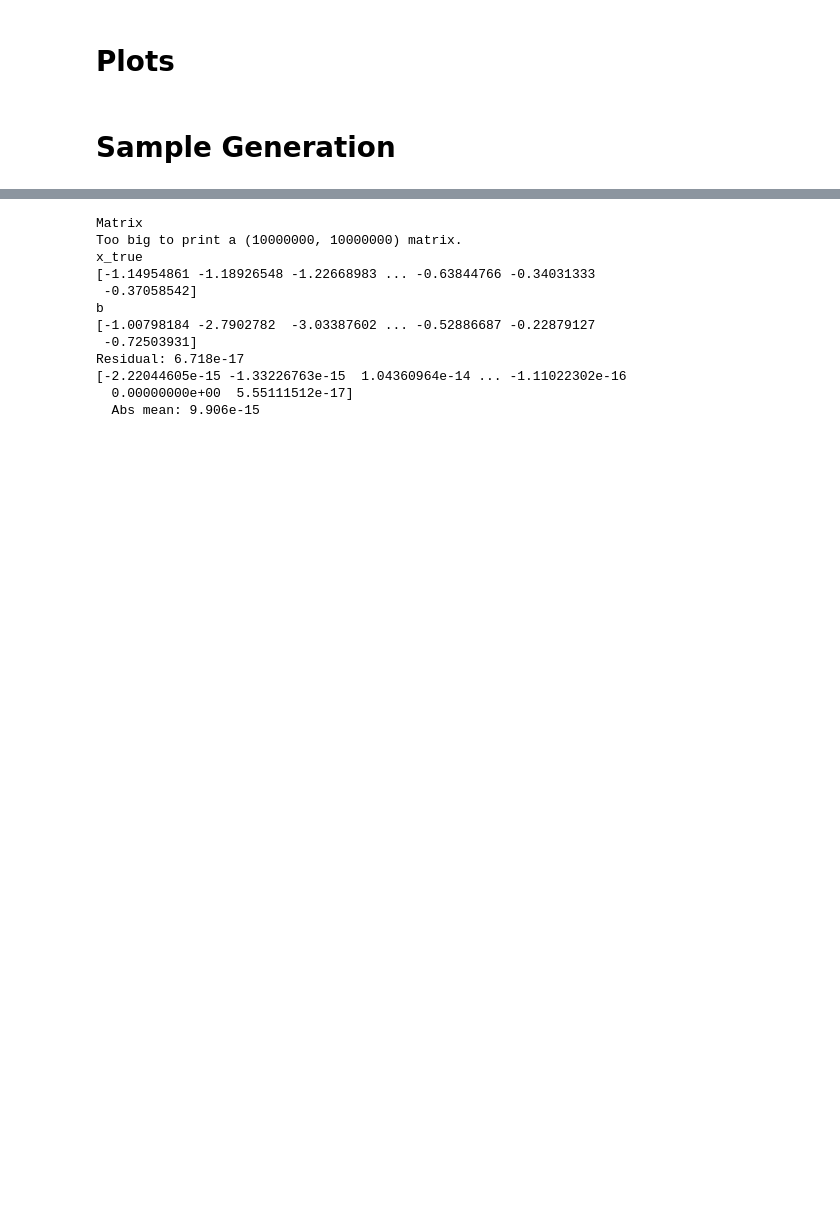
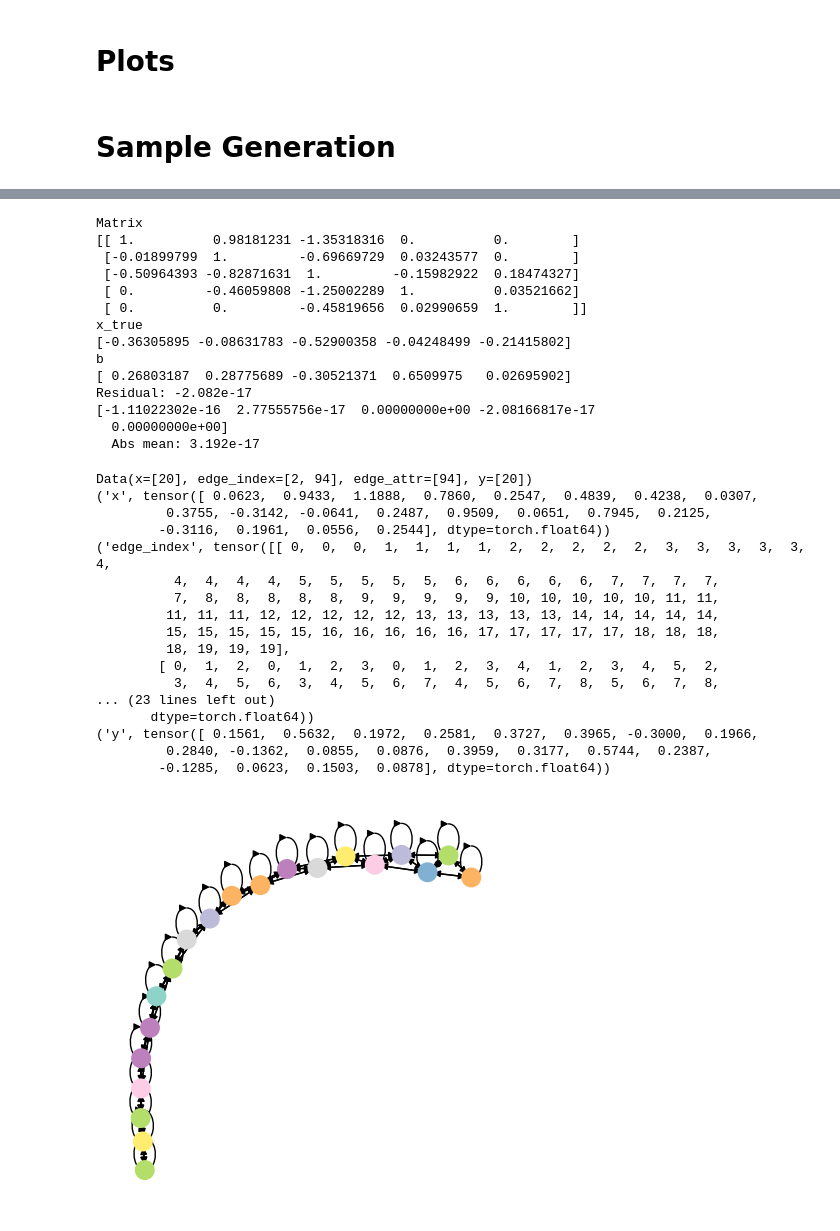
Before and after one commit to TiagoCAAmorim/graph_nn, a Jupyter notebook: gnn_lineq/notebooks/tests.ipynb, the cells around one changed output, grey strips where cells are left out. Cells and saved outputs as stored; diff of their text form; code cells hidden in the pictures; blank space fills up the shorter version.

Commit message:
Sparse matrix to graph

```diff
--- a/gnn_lineq/notebooks/tests.ipynb
+++ b/gnn_lineq/notebooks/tests.ipynb
@@ -193,7 +188,7 @@ def _get_residual(matrix, x_true, b):
     residual = x_solve - x_true
     return residual
 
-data_ = get_sample(number_generator, rank=10000000, off_diagonal_abs_mean=0.5, symmetric=False, uniform_range=(0.1,10.), log_=True)
+data_ = get_sample(number_generator, rank=5, off_diagonal_abs_mean=0.5, symmetric=False, uniform_range=(0.1,10.), log_=True)
 print('Matrix')
 try:
     print(data_[0].toarray())
@@ -210,14 +205,64 @@ print(residual)
 print(f'  Abs mean: {np.abs(residual).mean():.4g}')
 # %% [output]
 Matrix
-Too big to print a (10000000, 10000000) matrix.
+[[ 1.          0.98181231 -1.35318316  0.          0.        ]
+ [-0.01899799  1.         -0.69669729  0.03243577  0.        ]
+ [-0.50964393 -0.82871631  1.         -0.15982922  0.18474327]
+ [ 0.         -0.46059808 -1.25002289  1.          0.03521662]
+ [ 0.          0.         -0.45819656  0.02990659  1.        ]]
 x_true
-[-1.14954861 -1.18926548 -1.22668983 ... -0.63844766 -0.34031333
- -0.37058542]
+[-0.36305895 -0.08631783 -0.52900358 -0.04248499 -0.21415802]
 b
-[-1.00798184 -2.7902782  -3.03387602 ... -0.52886687 -0.22879127
- -0.72503931]
-Residual: 6.718e-17
-[-2.22044605e-15 -1.33226763e-15  1.04360964e-14 ... -1.11022302e-16
-  0.00000000e+00  5.55111512e-17]
-  Abs mean: 9.906e-15
+[ 0.26803187  0.28775689 -0.30521371  0.6509975   0.02695902]
+Residual: -2.082e-17
+[-1.11022302e-16  2.77555756e-17  0.00000000e+00 -2.08166817e-17
+  0.00000000e+00]
+  Abs mean: 3.192e-17
+# %%
+def _sparse_to_graph(matrix, x_true, b):
+    """Generate graph from sparse matrix system of equations."""
+    return tg.data.Data(
+        x=torch.tensor(b),
+        edge_index=torch.tensor(np.array(matrix.nonzero())),
+        edge_attr=torch.tensor(matrix.data),
+        y=torch.tensor(x_true)
+        )
+
+def print_graph(graph, fig_size=(4,4)):
+    """"""
+    vis = to_networkx(graph)
+
+    node_labels = graph.y.numpy()
+
+    plt.figure(1,figsize=fig_size)
+    nx.draw(vis, cmap=plt.get_cmap('Set3'), node_color = node_labels, node_size=70, linewidths=6)
+    plt.show()
+
+data_ = get_sample(number_generator, rank=20, off_diagonal_abs_mean=0.5, symmetric=False, uniform_range=(0.1,10.), log_=False)
+
+g = _sparse_to_graph(*data_)
+
+print(g)
+for prop in g:
+    print(prop)
+
+print_graph(g)
+# %% [output]
+Data(x=[20], edge_index=[2, 94], edge_attr=[94], y=[20])
+('x', tensor([ 0.0623,  0.9433,  1.1888,  0.7860,  0.2547,  0.4839,  0.4238,  0.0307,
+         0.3755, -0.3142, -0.0641,  0.2487,  0.9509,  0.0651,  0.7945,  0.2125,
+        -0.3116,  0.1961,  0.0556,  0.2544], dtype=torch.float64))
+('edge_index', tensor([[ 0,  0,  0,  1,  1,  1,  1,  2,  2,  2,  2,  2,  3,  3,  3,  3,  3,  4,
+          4,  4,  4,  4,  5,  5,  5,  5,  5,  6,  6,  6,  6,  6,  7,  7,  7,  7,
+          7,  8,  8,  8,  8,  8,  9,  9,  9,  9,  9, 10, 10, 10, 10, 10, 11, 11,
+         11, 11, 11, 12, 12, 12, 12, 12, 13, 13, 13, 13, 13, 14, 14, 14, 14, 14,
+         15, 15, 15, 15, 15, 16, 16, 16, 16, 16, 17, 17, 17, 17, 17, 18, 18, 18,
+         18, 19, 19, 19],
+        [ 0,  1,  2,  0,  1,  2,  3,  0,  1,  2,  3,  4,  1,  2,  3,  4,  5,  2,
+          3,  4,  5,  6,  3,  4,  5,  6,  7,  4,  5,  6,  7,  8,  5,  6,  7,  8,
+... (23 lines left out)
+       dtype=torch.float64))
+('y', tensor([ 0.1561,  0.5632,  0.1972,  0.2581,  0.3727,  0.3965, -0.3000,  0.1966,
+         0.2840, -0.1362,  0.0855,  0.0876,  0.3959,  0.3177,  0.5744,  0.2387,
+        -0.1285,  0.0623,  0.1503,  0.0878], dtype=torch.float64))
+[figure, added]
```
Also changed, not shown: parts of 6 cells of this notebook.
